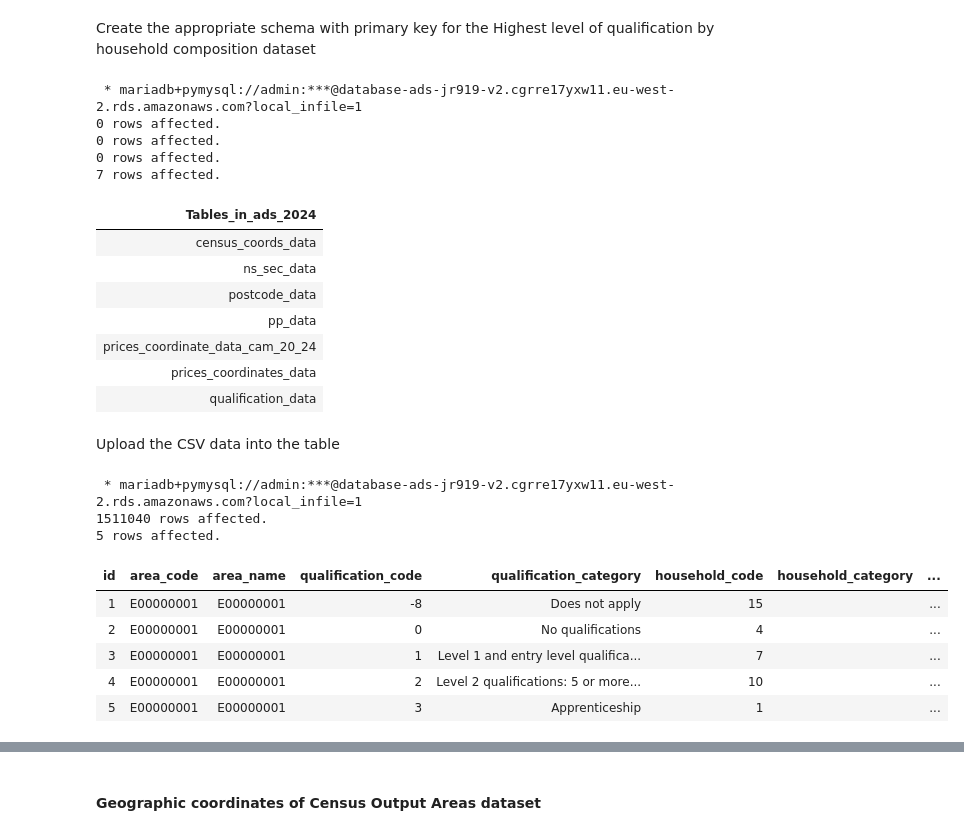
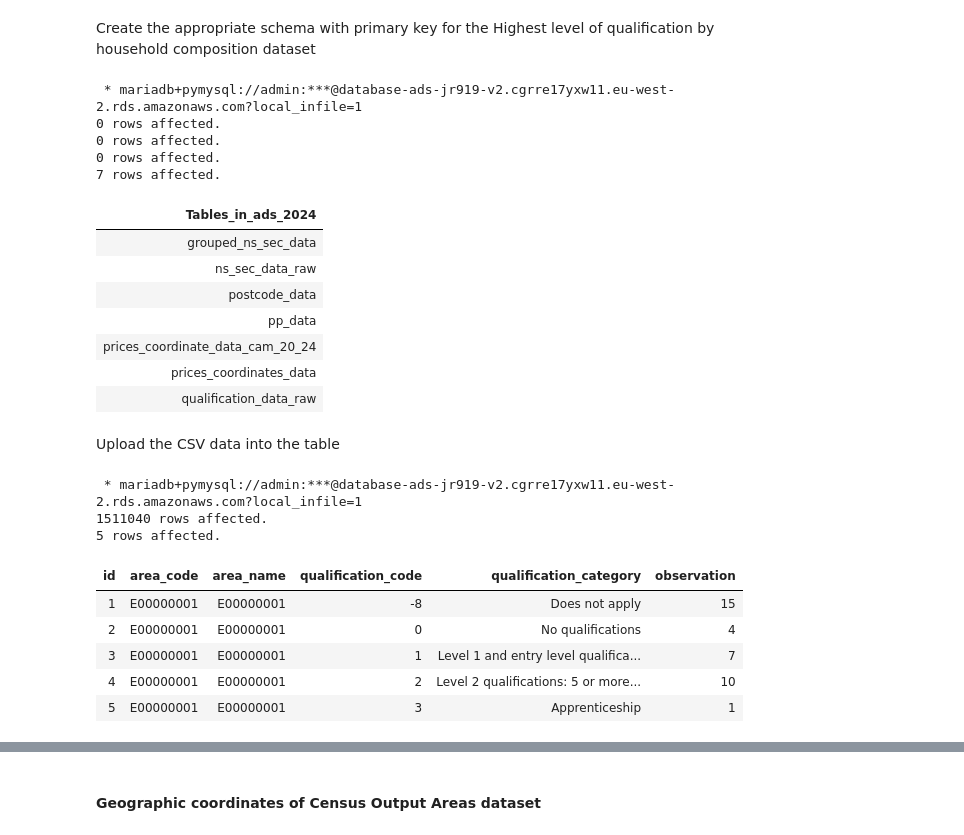
Before and after one commit to jr919cam/jr919_ads_2024, a Jupyter notebook: _notebooks/ads_course_assessment.ipynb, the cells around one changed output, grey strips where cells are left out. Cells and saved outputs as stored; diff of their text form; code cells hidden in the pictures.

Commit message:
PART 1 - add grouped tables, add indexes, add joined tables

```diff
--- a/_notebooks/ads_course_assessment.ipynb
+++ b/_notebooks/ads_course_assessment.ipynb
@@ -222,15 +261,13 @@ Create the appropriate schema with primary key for the  Highest level of qualifi
 # %%
 %%sql
 USE `ads_2024`;
-DROP TABLE IF EXISTS `qualification_data`;
-CREATE TABLE IF NOT EXISTS qualification_data (
+DROP TABLE IF EXISTS `qualification_data_raw`;
+CREATE TABLE IF NOT EXISTS qualification_data_raw (
     id INT AUTO_INCREMENT PRIMARY KEY,
     area_code VARCHAR(255) NOT NULL,
     area_name VARCHAR(255) NOT NULL,
     qualification_code INT NOT NULL,
     qualification_category VARCHAR(255) NOT NULL,
-    household_code INT NOT NULL,
-    household_category VARCHAR(255) NOT NULL,
     observation INT NOT NULL
 ) DEFAULT CHARSET=utf8 COLLATE=utf8_bin AUTO_INCREMENT=1;
 SHOW tables
@@ -241,33 +278,33 @@ SHOW tables
 0 rows affected.
 7 rows affected.
 | Tables_in_ads_2024 |
-| census_coords_data |
-| ns_sec_data |
+| grouped_ns_sec_data |
+| ns_sec_data_raw |
 | postcode_data |
 | pp_data |
 | prices_coordinate_data_cam_20_24 |
 | prices_coordinates_data |
-| qualification_data |
+| qualification_data_raw |
 # %% [markdown]
 Upload the CSV data into the table
 # %%
 %%sql
 LOAD DATA LOCAL INFILE '/content/TS067-2021-3-filtered-2024-11-25T01_01_09Z.csv'
-INTO TABLE qualification_data
+INTO TABLE qualification_data_raw
 FIELDS TERMINATED BY ','
 ENCLOSED BY '"'
 LINES TERMINATED BY '\n'
 IGNORE 1 ROWS
-(area_code, area_name, qualification_code, qualification_category, household_code, household_category, observation);
+(area_code, area_name, qualification_code, qualification_category, observation);
 
-SELECT * FROM qualification_data LIMIT 5
+SELECT * FROM qualification_data_raw LIMIT 5
 # %% [output]
  * mariadb+pymysql://admin:***@database-ads-jr919-v2.cgrre17yxw11.eu-west-2.rds.amazonaws.com?local_infile=1
 1511040 rows affected.
 5 rows affected.
-| id | area_code | area_name | qualification_code | qualification_category | household_code | household_category | ... |
-| 1 | E00000001 | E00000001 | -8 | Does not apply | 15 |  | ... |
-| 2 | E00000001 | E00000001 | 0 | No qualifications | 4 |  | ... |
-| 3 | E00000001 | E00000001 | 1 | Level 1 and entry level qualifica... | 7 |  | ... |
-| 4 | E00000001 | E00000001 | 2 | Level 2 qualifications: 5 or more... | 10 |  | ... |
-| 5 | E00000001 | E00000001 | 3 | Apprenticeship | 1 |  | ... |
+| id | area_code | area_name | qualification_code | qualification_category | observation |
+| 1 | E00000001 | E00000001 | -8 | Does not apply | 15 |
+| 2 | E00000001 | E00000001 | 0 | No qualifications | 4 |
+| 3 | E00000001 | E00000001 | 1 | Level 1 and entry level qualifica... | 7 |
+| 4 | E00000001 | E00000001 | 2 | Level 2 qualifications: 5 or more... | 10 |
+| 5 | E00000001 | E00000001 | 3 | Apprenticeship | 1 |
```
Also changed, not shown: parts of 16 cells of this notebook.
